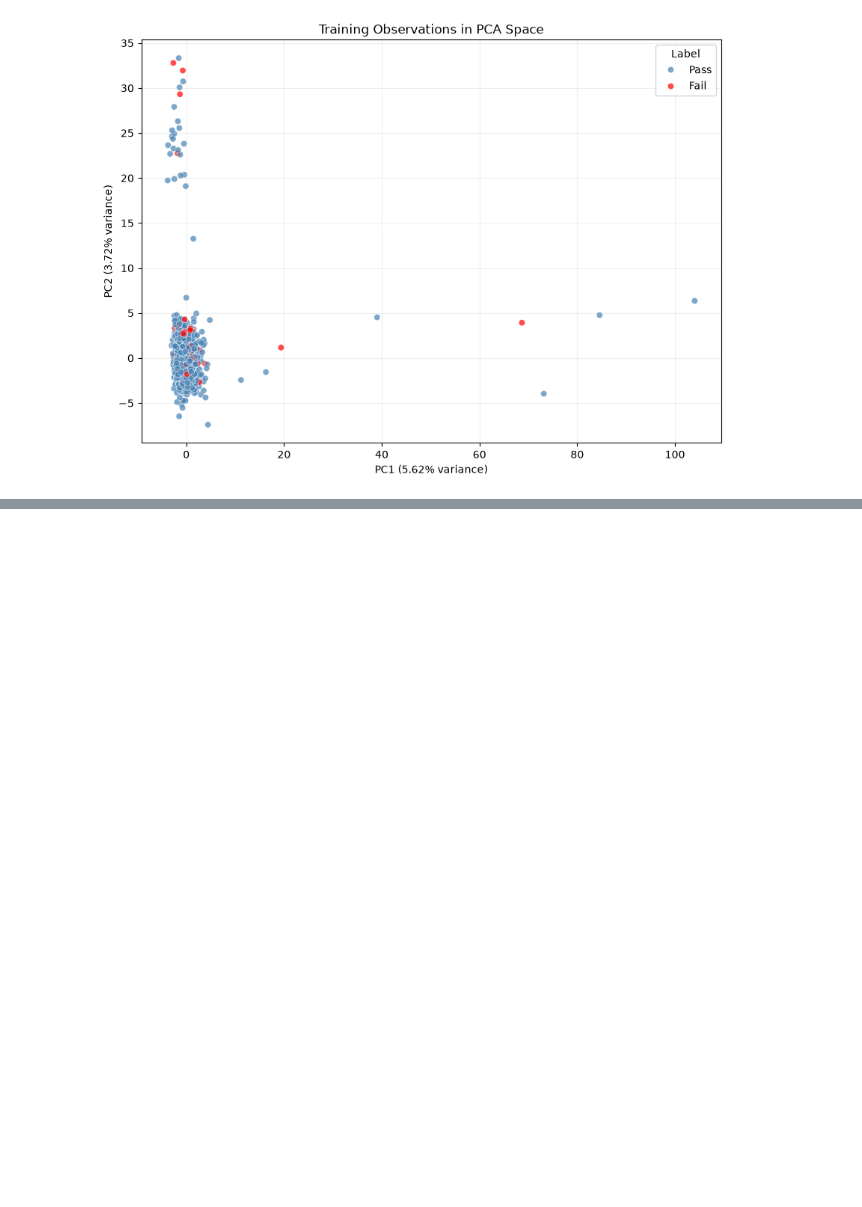
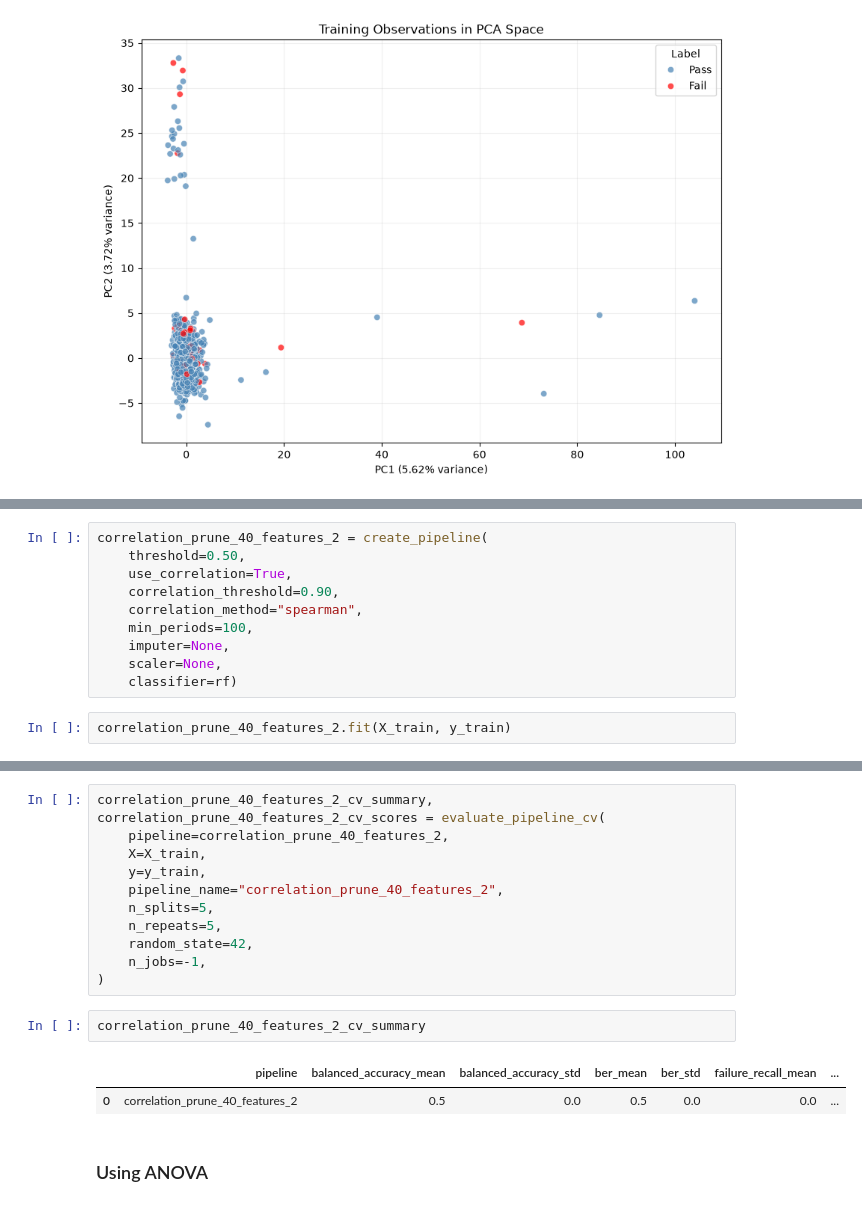
Before and after one commit to DRPproton/semiconductor-projects-tda, a Jupyter notebook: Project-1_SECOM/notebooks/notebook.ipynb, the cells around one changed output, grey strips where cells are left out. Cells and saved outputs as stored; diff of their text form; blank space fills up the shorter version.

```diff
--- a/Project-1_SECOM/notebooks/notebook.ipynb
+++ b/Project-1_SECOM/notebooks/notebook.ipynb
@@ -1387,0 +1507,12 @@ plt.show()
+# %%
+correlation_prune_40_features_2 = create_pipeline(
+    threshold=0.50,
+    use_correlation=True,
+    correlation_threshold=0.90,
+    correlation_method="spearman",
+    min_periods=100,
+    imputer=None,
+    scaler=None,
+    classifier=rf)
+# %%
+correlation_prune_40_features_2.fit(X_train, y_train)
@@ -1387,0 +1529,18 @@ plt.show()
+# %%
+correlation_prune_40_features_2_cv_summary, correlation_prune_40_features_2_cv_scores = evaluate_pipeline_cv(
+    pipeline=correlation_prune_40_features_2,
+    X=X_train,
+    y=y_train,
+    pipeline_name="correlation_prune_40_features_2",
+    n_splits=5,
+    n_repeats=5,
+    random_state=42,
+    n_jobs=-1,
+)
+# %%
+correlation_prune_40_features_2_cv_summary
+# %% [output]
+|  | pipeline | balanced_accuracy_mean | balanced_accuracy_std | ber_mean | ber_std | failure_recall_mean | ... |
+| 0 | correlation_prune_40_features_2 | 0.5 | 0.0 | 0.5 | 0.0 | 0.0 | ... |
+# %% [markdown]
+### Using ANOVA
```
Also changed, not shown: parts of 33 cells of this notebook, 4 other files.
